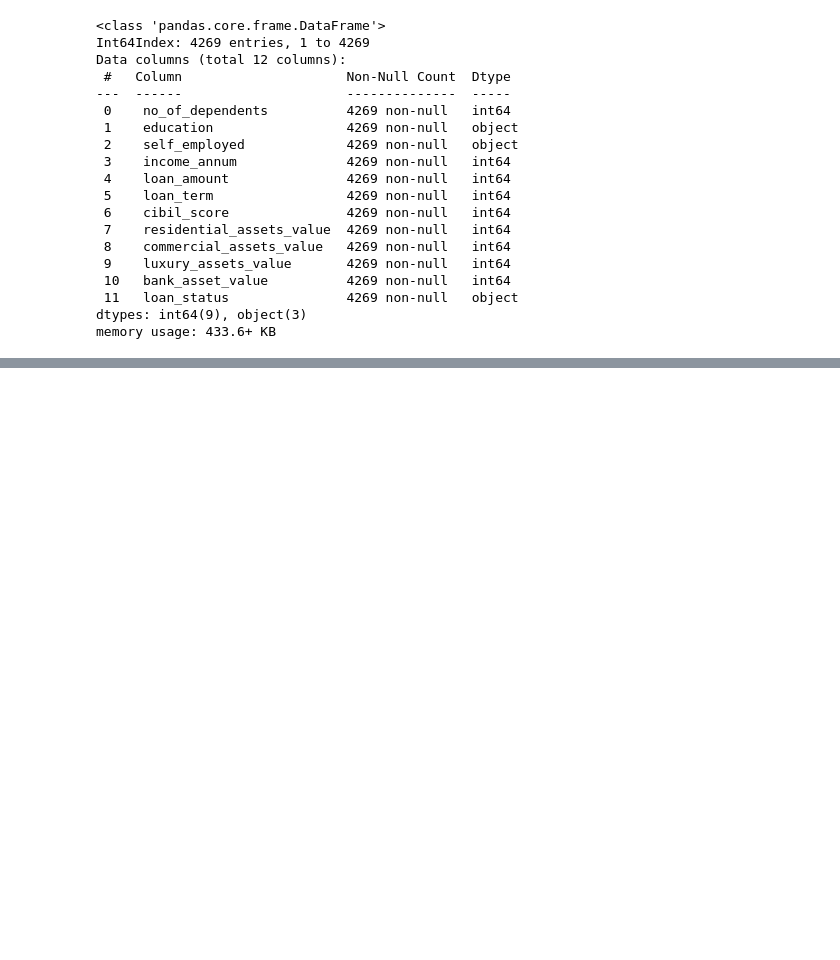
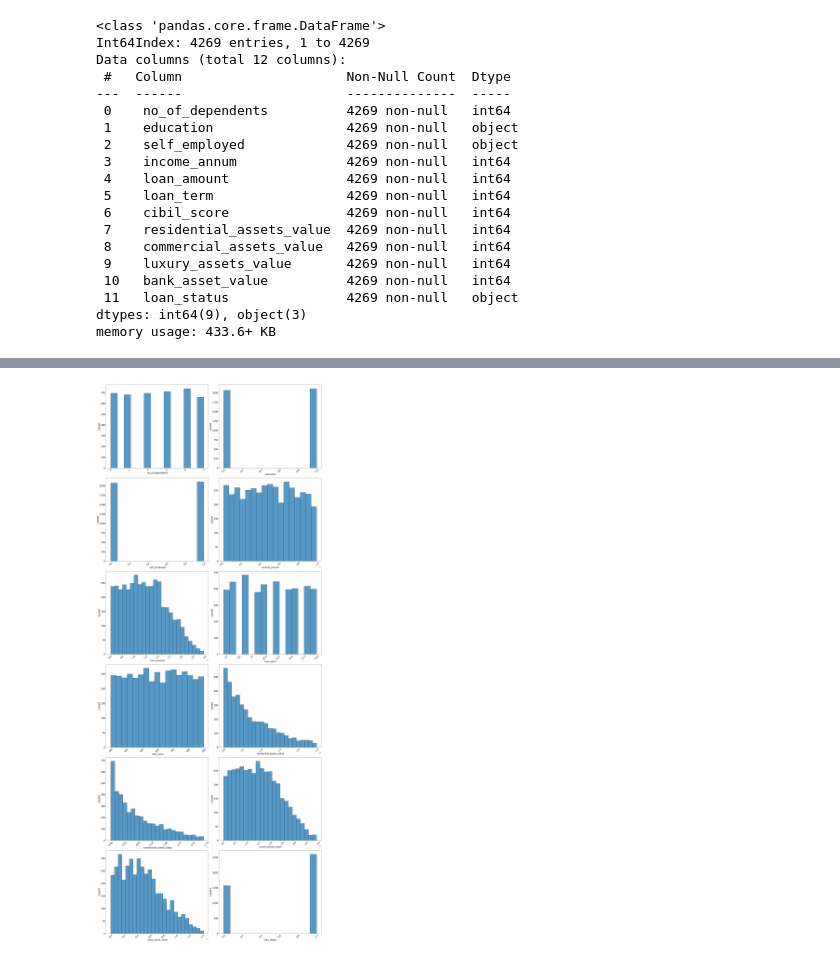
Before and after one commit to mauricenjogu/loan_approval, a Jupyter notebook: Untitled.ipynb, the cells around one changed output, grey strips where cells are left out. Saved outputs shown, nothing was run; the diff lists cells and outputs as text; code cells hidden in the pictures; blank space fills up the shorter version.

```diff
--- a/Untitled.ipynb
+++ b/Untitled.ipynb
@@ -108,2 +119,0 @@ df.dropna()
-# %%
-df[' loan_status'] = df[' loan_status'].replace({"Rejected":0 , "Approved":1})
@@ -119,0 +148,6 @@ df.head()
+# %%
+#Droping Missing Values
+df.dropna(inplace=True)
+
+#Verifying changes
+df.info()
@@ -119,0 +174,13 @@ df.head()
+# %%
+#Label encoding to represent categorical variables
+#For the ' loan_status' column
+df[' loan_status']=df[' loan_status'].map(lambda x: 1 if x == ' Approved' else 0)
+
+#For the ' self_employed' column
+df[' self_employed']=df[' self_employed'].map(lambda x: 1 if x == ' Yes' else 0)
+
+#For the ' education' column
+df[' education']=df[' education'].map(lambda x: 1 if x == ' Graduate' else 0)
+
+#Checking for Changes
+df.head()
@@ -119,0 +195,16 @@ df.head()
+# %%
+#Uniavariate Analysis
+# Displays the distribution of the variables in the dataset
+fig = plt.figure(figsize=(28,160))
+for index, col in enumerate(df):
+    ax= fig.add_subplot(14,2,index+1)
+    sns.histplot(x=df[col], ax=ax)
+    plt.ylabel('COUNT',size=20) # sets label for y-axis
+    plt.xlabel(col,size=20) # set label for x-axis
+    plt.xticks(size = 20, rotation = 45 )
+    plt.yticks(size = 20)
+
+plt.tight_layout()
+plt.show() # displays distribution
+# %% [output]
+[figure, added]
```
Also changed, not shown: parts of 13 cells of this notebook.
